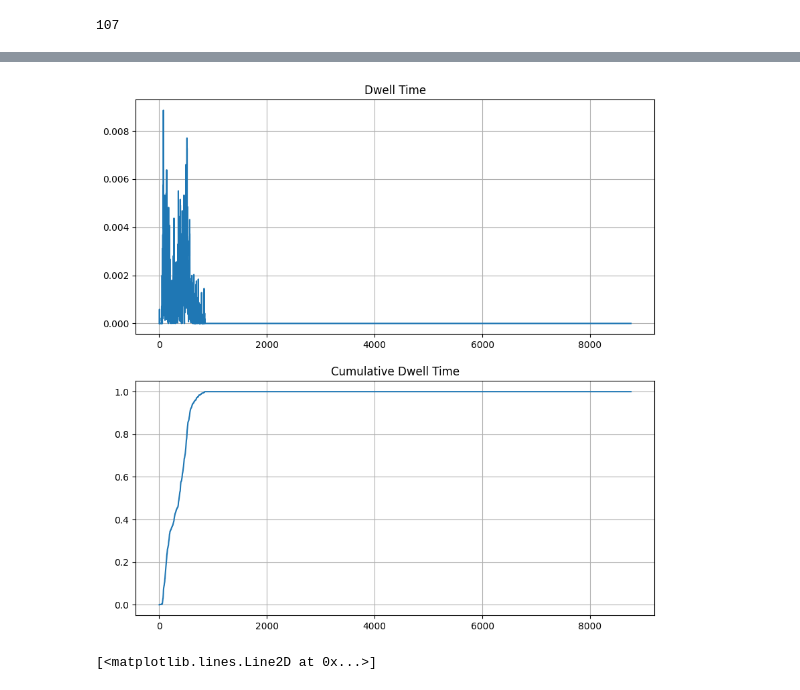
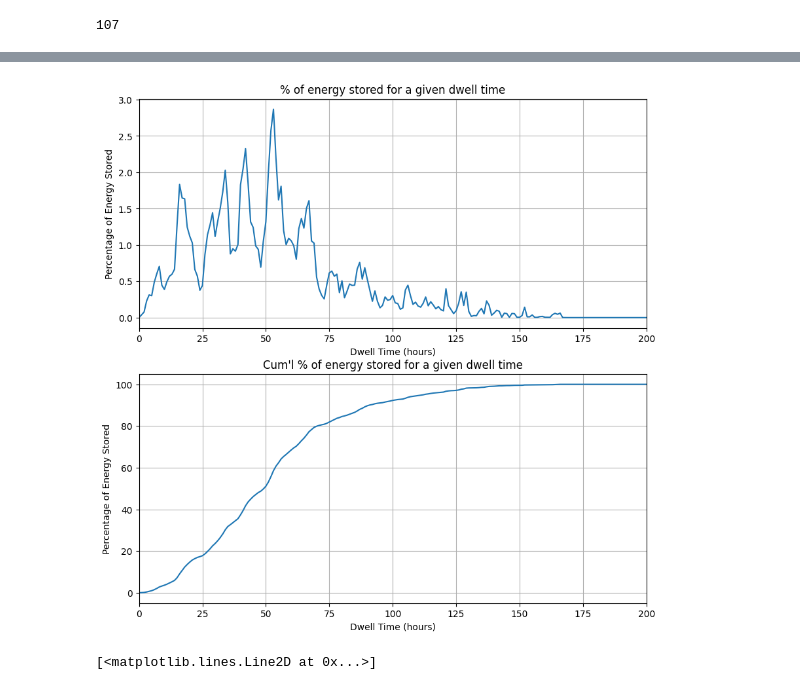
Before and after one commit to rmacd757/GenX, a Jupyter notebook: TEGS_runs/run_files/quick_tests.ipynb, the cells around one changed output, grey strips where cells are left out. Drawn from its saved outputs; the diff is of its cells as text; code cells hidden in the pictures.

```diff
--- a/TEGS_runs/run_files/quick_tests.ipynb
+++ b/TEGS_runs/run_files/quick_tests.ipynb
@@ -9,15 +9,11 @@ root_dir = dropbox_root.joinpath('1_Academics','Research','22-TEGS_modelling','T
 # %%
 # TEGS
 target_run = root_dir.joinpath('outputs','newEngland','temp_lossrate_sweep_stor2_v2','0.01_2400.0_3.0_stor2')
+# target_run = root_dir.joinpath('outputs','texas','temp_lossrate_sweep_stor2_v2','0.01_2400.0_3.0_stor2')
 tech_header = "TEGS"
 eff_up = 0.99
 eff_down = 0.5
-
-# Li-ion
-# target_run = root_dir.joinpath('outputs','newEngland','emissions_and_baseline_v2','0.01')
-# tech_header = "Liion_Moderate"
-# eff_up = 0.92
-# eff_down = 0.92
+self_disch = 3.0 / 24 / 100
 # %%
 capacity = pd.read_csv(target_run.joinpath('capacity.csv'), index_col=0)
 capacity
@@ -175,14 +151,18 @@ for t in range(8760):
 # %%
+p_tegs = dwell_time/np.sum(dwell_time) * 100
+
 fig, ax = plt.subplots(2,1, figsize=(10,10))
-ax[0].plot(dwell_time/np.sum(dwell_time))
-ax[0].set_title("Dwell Time")
-ax[1].plot(np.cumsum(dwell_time)/np.sum(dwell_time))
-ax[1].set_title("Cumulative Dwell Time")
+ax[0].plot(p_tegs)
+ax[0].set_title("% of energy stored for a given dwell time")
+ax[1].plot(np.cumsum(p_tegs))
+ax[1].set_title("Cum'l % of energy stored for a given dwell time")
 for a in ax:
-    # a.set_xlim(0,1000)
+    a.set_xlabel("Dwell Time (hours)")
+    a.set_ylabel("Percentage of Energy Stored")
+    a.set_xlim(0,200)
     a.grid(True)
 # %% [output]
-[figure, old version]
+[figure, new version]
 # %%
 t_1 = first_zero
 t_2 = t_1 + 500
```
Also changed, not shown: parts of 11 cells of this notebook.
